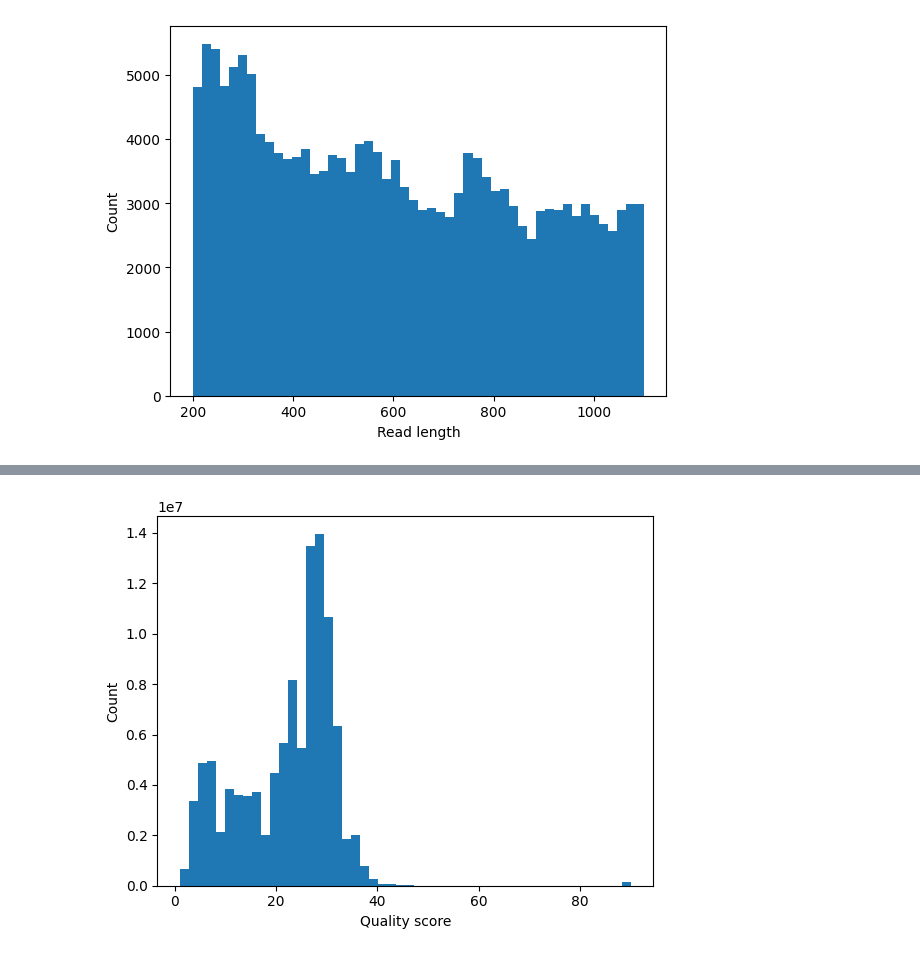
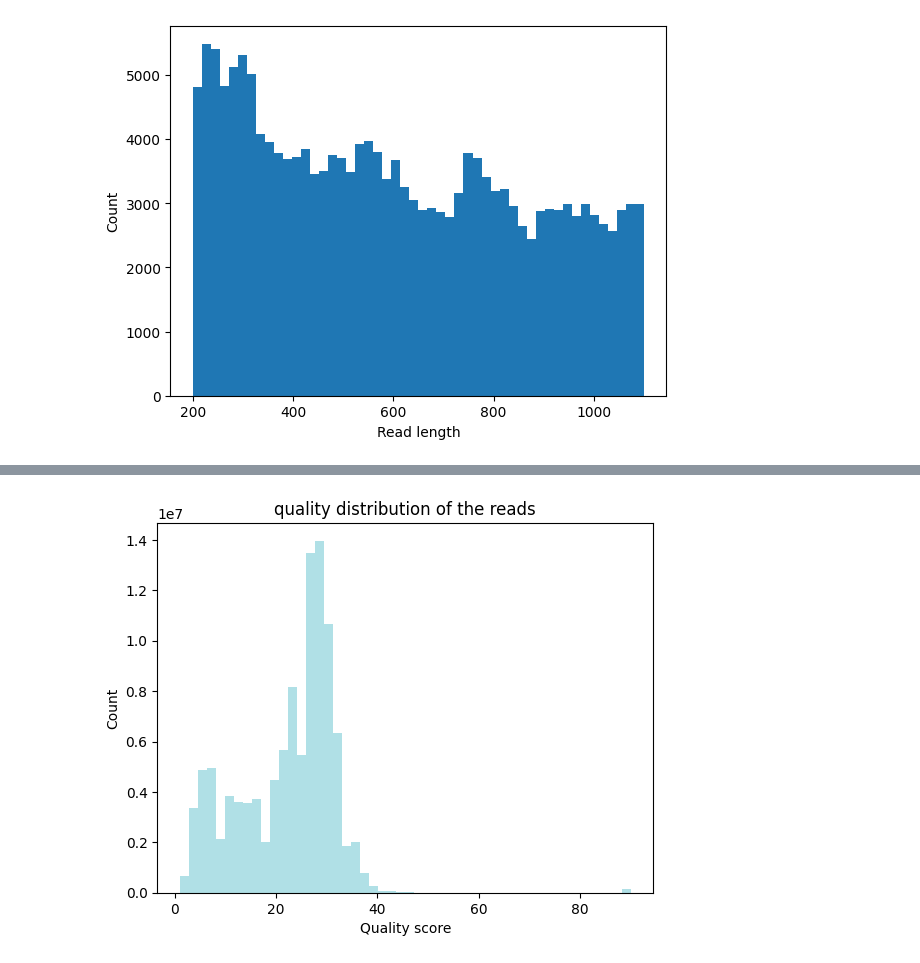
Before and after one commit to farazrahman/techtalk-wids-ps-23, a Jupyter notebook: analyze-fastq.ipynb, the cells around one changed output, grey strips where cells are left out. Cells and saved outputs as stored; diff of their text form; code cells hidden in the pictures.

```diff
--- a/analyze-fastq.ipynb
+++ b/analyze-fastq.ipynb
@@ -31,14 +43,15 @@ plt.show()
 # %%
 # Calculate and plot the quality distribution of the reads
 fastq_file = "SRR17066006.fastq"
 records = SeqIO.parse(fastq_file, "fastq")
 qualities = []
 for record in records:
     for quality in record.letter_annotations["phred_quality"]:
         qualities.append(quality)
-plt.hist(qualities, bins=50)
+plt.hist(qualities, bins=50, color="powderblue")
 plt.xlabel("Quality score")
 plt.ylabel("Count")
+plt.title("quality distribution of the reads")
 plt.show()
 # %% [output]
-[figure, old version]
+[figure, new version]
```
Also changed, not shown: parts of 5 cells of this notebook.
